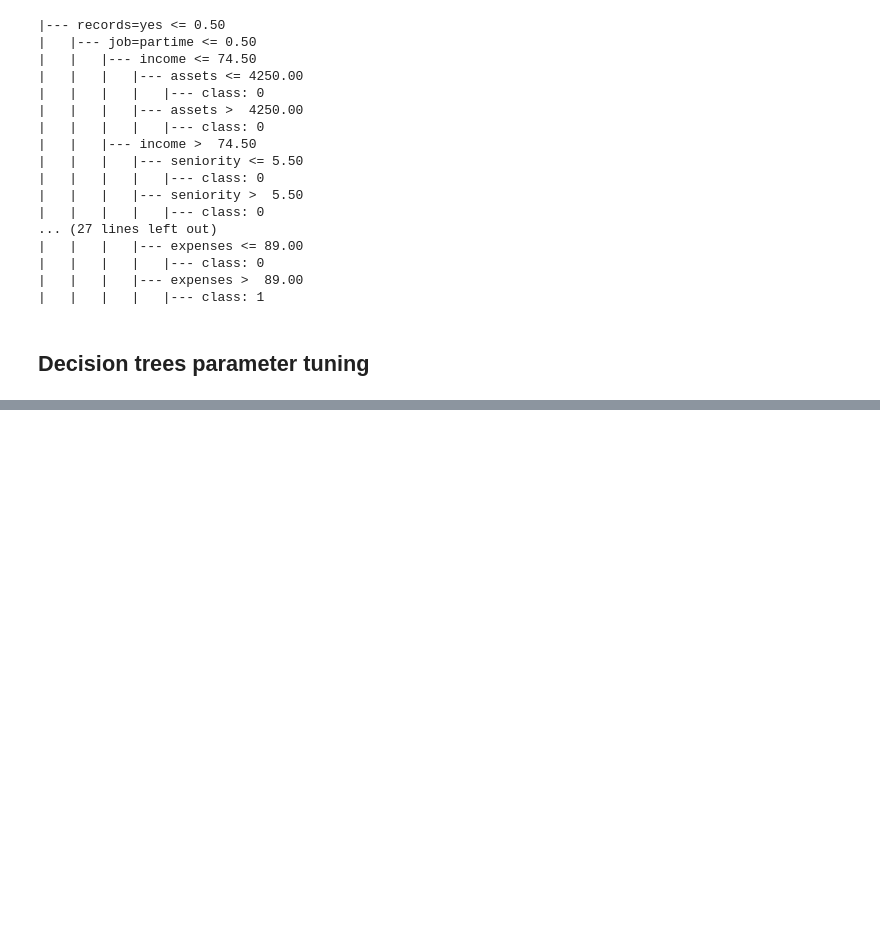
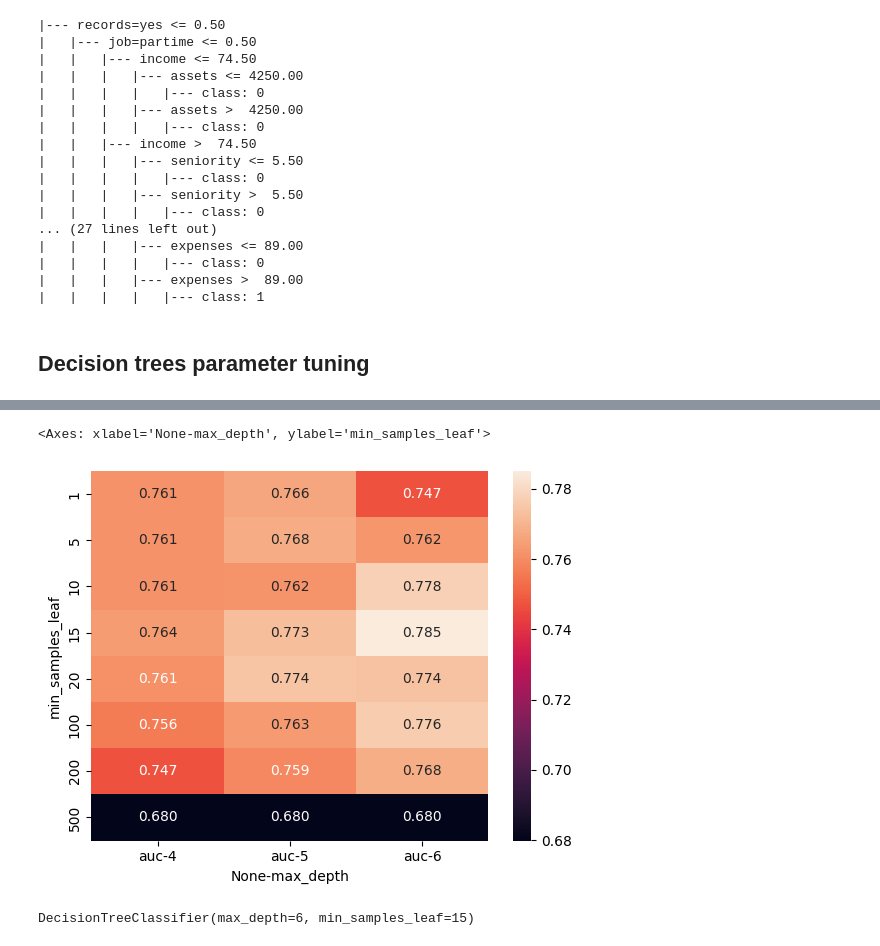
Before and after one commit to denis911/decision-trees-xgboost-kaggle-credit-risk-score, a Jupyter notebook: data prep Kaggle credit score.ipynb, the cells around one changed output, grey strips where cells are left out. Cells and saved outputs as stored; diff of their text form; code cells hidden in the pictures; blank space fills up the shorter version.

```diff
--- a/data prep Kaggle credit score.ipynb
+++ b/data prep Kaggle credit score.ipynb
@@ -377,0 +402,5 @@ print(export_text(dt, feature_names=list(dv.get_feature_names_out())))
+# %%
+# lets print our tree for depth = 5
+dt = DecisionTreeClassifier(max_depth=4)
+dt.fit(X_train, y_train)
+print(export_text(dt, feature_names=list(dv.get_feature_names_out())))
@@ -377,0 +425,23 @@ print(export_text(dt, feature_names=list(dv.get_feature_names_out())))
+# %%
+# argument - tree with depth 4 was easier to read with roughly similar roc auc score
+# or more precise - tree depth 4, 5 or 6 is good enough and we may calculate a
+# second hyperparameter - min samples leaf - for each of these tree depths:
+# (min samples leaf  - min size of the group or samples required to be at a leaf node for decision tree training for each parameter)
+
+scores = []
+
+for depth in [4, 5, 6]:
+    for s in [1, 5, 10, 15, 20, 500, 100, 200]:
+        dt = DecisionTreeClassifier(max_depth=depth, min_samples_leaf=s)
+        dt.fit(X_train, y_train)
+
+        y_pred = dt.predict_proba(X_val)[:, 1]
+        auc = roc_auc_score(y_val, y_pred)
+
+        scores.append((depth, s, auc))
+# %%
+columns = ['max_depth', 'min_samples_leaf', 'auc']
+df_scores = pd.DataFrame(scores, columns=columns)
+# %%
+df_scores_pivot = df_scores.pivot(index='min_samples_leaf', columns=['max_depth'], values=['auc'])
+df_scores_pivot.round(3)
@@ -377,0 +460,13 @@ print(export_text(dt, feature_names=list(dv.get_feature_names_out())))
+# %%
+# optimum for us is depth = 6 and min leaf = 15 -> then we get highest score of 0.785
+# to make it easier to see we can use a heatmap:
+sns.heatmap(df_scores_pivot, annot=True, fmt=".3f")
+# %% [output]
+<Axes: xlabel='None-max_depth', ylabel='min_samples_leaf'>
+[figure, added]
+# %%
+# lets use our optimal hyperparams to train the model
+dt = DecisionTreeClassifier(max_depth=6, min_samples_leaf=15)
+dt.fit(X_train, y_train)
+# %% [output]
+DecisionTreeClassifier(max_depth=6, min_samples_leaf=15)
```
Also changed, not shown: parts of 6 cells of this notebook.
